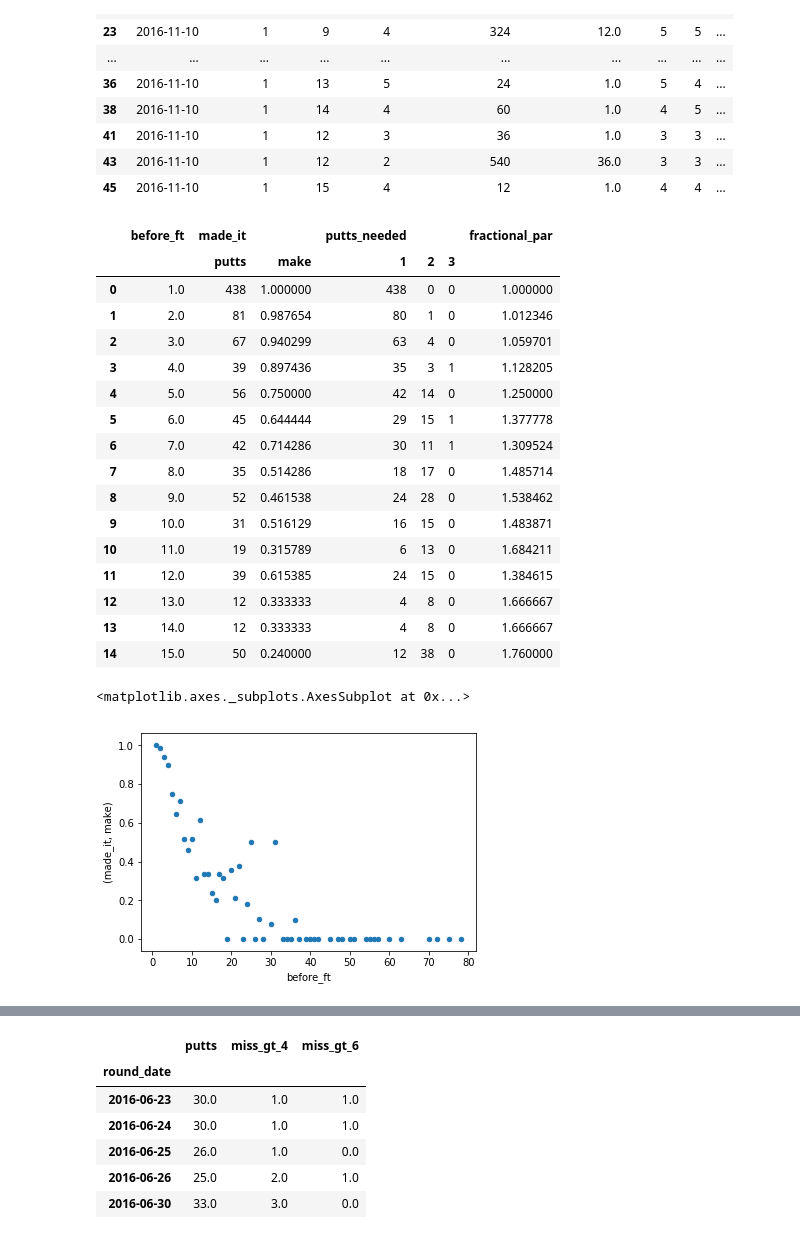
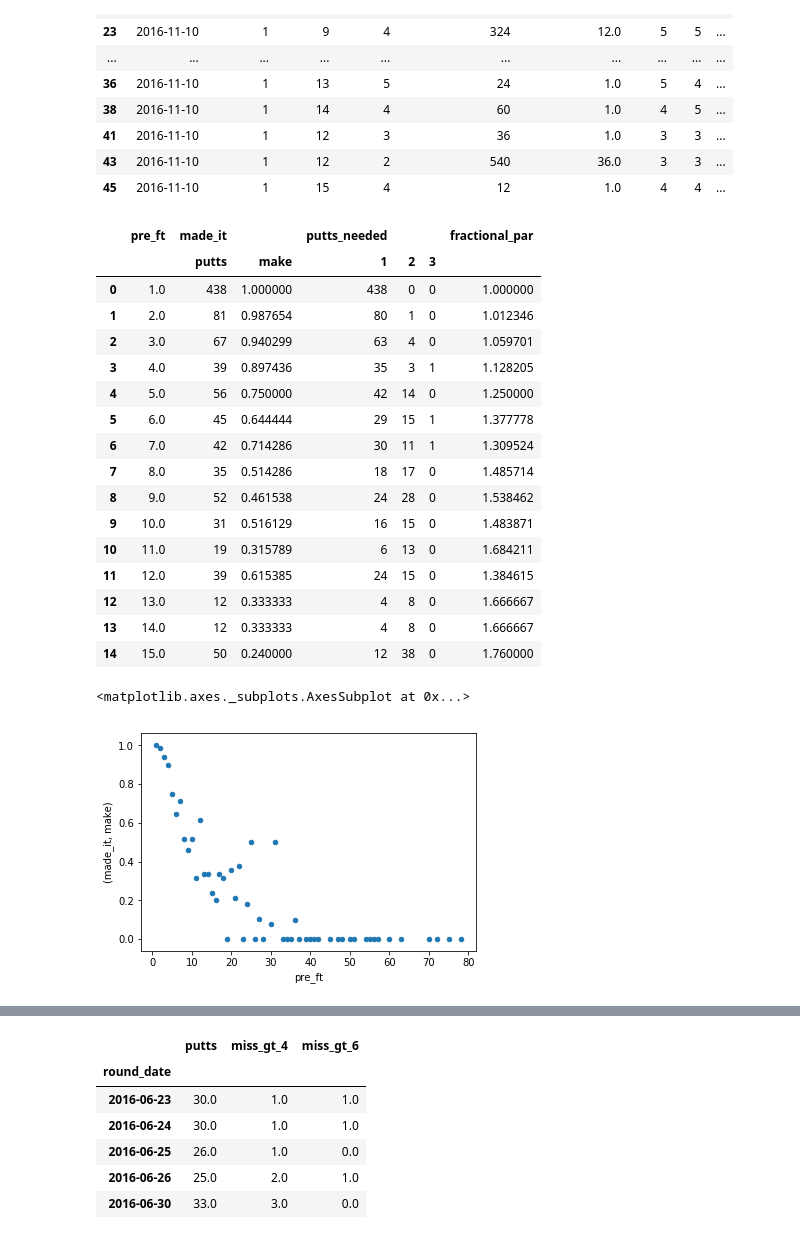
Before and after one commit to brendansudol/golf-moneyball, a Jupyter notebook: notebooks/horsey.ipynb, the cells around one changed output, grey strips where cells are left out. Cells and saved outputs as stored; diff of their text form; code cells hidden in the pictures.

```diff
--- a/notebooks/explore.ipynb
+++ b/notebooks/horsey.ipynb
@@ -6,5 +6,5 @@ from math import sqrt
 import numpy as np
 import pandas as pd
 # %%
-df = pd.read_csv('../data/horsey.csv', parse_dates=['round_date'])
+horsey = pd.read_csv('../data/horsey.csv', parse_dates=['round_date'])
 # %%
@@ -47,26 +39,30 @@ def bin_num(x, base):
 # %%
 # add some columns
 
+df = horsey.copy()
 df['is_putt'] = df['putt'] == True
 df['score_norm'] = df['score'] - df['par']
 df['hole_norm'] = df.apply(lambda r: (r['hole_no'] - r['start_tee']) % 18, axis=1)
 
-df['before_ft'] = df['left_to_pin_before'] / 12.0
-df['before_yds'] = df['left_to_pin_before'] / 36.0
-df['after_ft'] = df['left_to_pin_after'] / 12.0
-df['after_yds'] = df['left_to_pin_after'] / 36.0
 
-for c in ['before_ft', 'before_yds', 'after_ft', 'after_yds']:
-    df['{}_r'.format(c)] = round(df[c])
+# convert distance to pin to feet, yards, bins, etc.
 
-df['before_ft_bin_5'] = df['before_ft_r'].apply(lambda x: bin_num(x, 5))
-df['after_ft_bin_5'] = df['after_ft_r'].apply(lambda x: bin_num(x, 5))
+def bin_num(x, base):
+    if pd.isnull(x):
+        return x
+    return int(x - (x % base))
 
-df['before_yds_bin_10'] = df['before_yds_r'].apply(lambda x: bin_num(x, 10))
-df['after_yds_bin_10'] = df['after_yds_r'].apply(lambda x: bin_num(x, 10))
+df['pre_ft'] = df['left_to_pin_before'] / 12.0
+df['pre_yd'] = df['left_to_pin_before'] / 36.0
+df['pre_ft_bin5'] = df['pre_ft'].apply(lambda x: bin_num(x, 5))
+df['pre_yd_bin10'] = df['pre_yd'].apply(lambda x: bin_num(x, 10))
+df['pre_yd_bin25'] = df['pre_yd'].apply(lambda x: bin_num(x, 25))
 
-df['before_yds_bin_25'] = df['before_yds_r'].apply(lambda x: bin_num(x, 25))
-df['after_yds_bin_25'] = df['after_yds_r'].apply(lambda x: bin_num(x, 25))
+df['post_ft'] = df['left_to_pin_after'] / 12.0
+df['post_yd'] = df['left_to_pin_after'] / 36.0
+df['post_ft_bin5'] = df['post_ft'].apply(lambda x: bin_num(x, 5))
+df['post_yd_bin10'] = df['post_yd'].apply(lambda x: bin_num(x, 10))
+df['post_yd_bin25'] = df['post_yd'].apply(lambda x: bin_num(x, 25))
 
-df.iloc[10]
+df.head()
 # %% [output]
@@ -96,11 +82,10 @@ putts['putts_needed'] = putts['score'] - putts['shot_no'] + 1
 cols = [
     'round_date', 'round_no', 'hole_no', 'shot_no',
     'left_to_pin_before', 'left_to_pin_after', 'score', 'par', 'direction',
-    'made_it', 'before_ft', 'after_ft', 'putts_needed',
+    'made_it', 'pre_ft', 'post_ft', 'putts_needed',
 ]
 
 putts = putts[cols]
-
 putts.head(20)
 # %% [output]
 |  | round_date | round_no | hole_no | shot_no | left_to_pin_before | left_to_pin_after | score | par | ... |
@@ -133,7 +118,7 @@ aggs = {
     }
 }
 
-putt_stats = putts.groupby('before_ft').agg(aggs).reset_index()
+putt_stats = putts.groupby('pre_ft').agg(aggs).reset_index()
 
 putt_stats['fractional_par'] = putt_stats.apply(
     lambda r: sum([
@@ -145,7 +130,7 @@ putt_stats['fractional_par'] = putt_stats.apply(
 
 putt_stats[:15]
 # %% [output]
-|  | before_ft | made_it |  | putts_needed |  |  | fractional_par |
+|  | pre_ft | made_it |  | putts_needed |  |  | fractional_par |
 |  |  | putts | make | 1 | 2 | 3 |  |
 | 0 | 1.0 | 438 | 1.000000 | 438 | 0 | 0 | 1.000000 |
 | 1 | 2.0 | 81 | 0.987654 | 80 | 1 | 0 | 1.012346 |
@@ -163,7 +148,7 @@ putt_stats[:15]
 | 13 | 14.0 | 12 | 0.333333 | 4 | 8 | 0 | 1.666667 |
 | 14 | 15.0 | 50 | 0.240000 | 12 | 38 | 0 | 1.760000 |
 # %%
-putt_stats.plot(kind='scatter', x='before_ft', y=('made_it', 'make'))
+putt_stats.plot(kind='scatter', x='pre_ft', y=('made_it', 'make'))
 # %% [output]
 <matplotlib.axes._subplots.AxesSubplot at 0x...>
-[figure, old version]
+[figure, new version]
```
Also changed, not shown: parts of 26 cells of this notebook, 2 other files.
